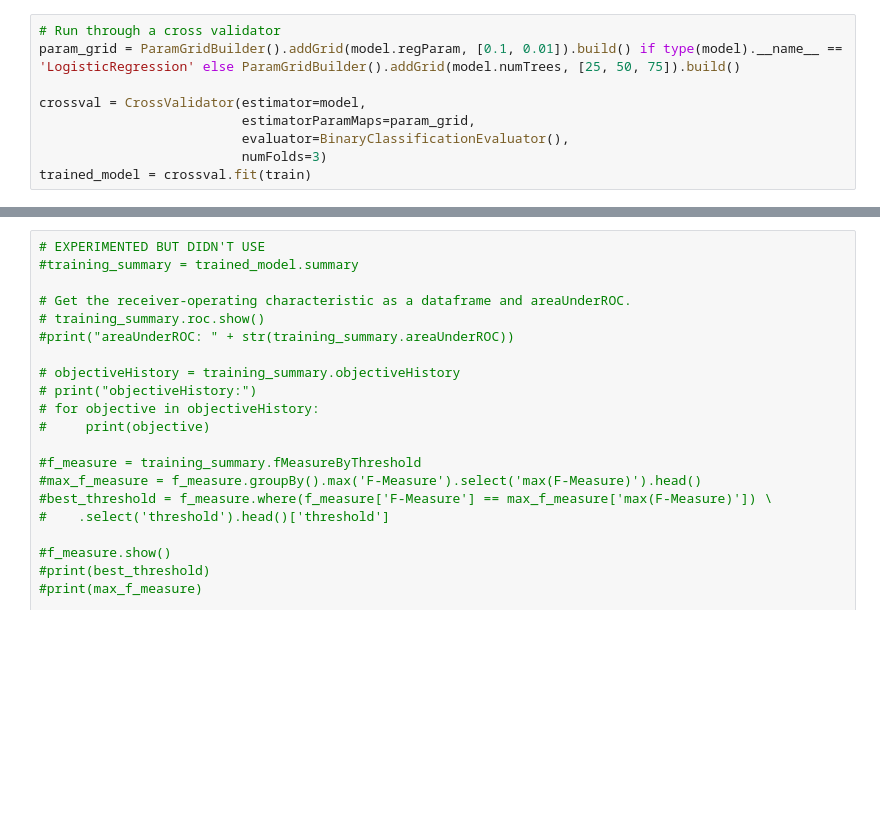
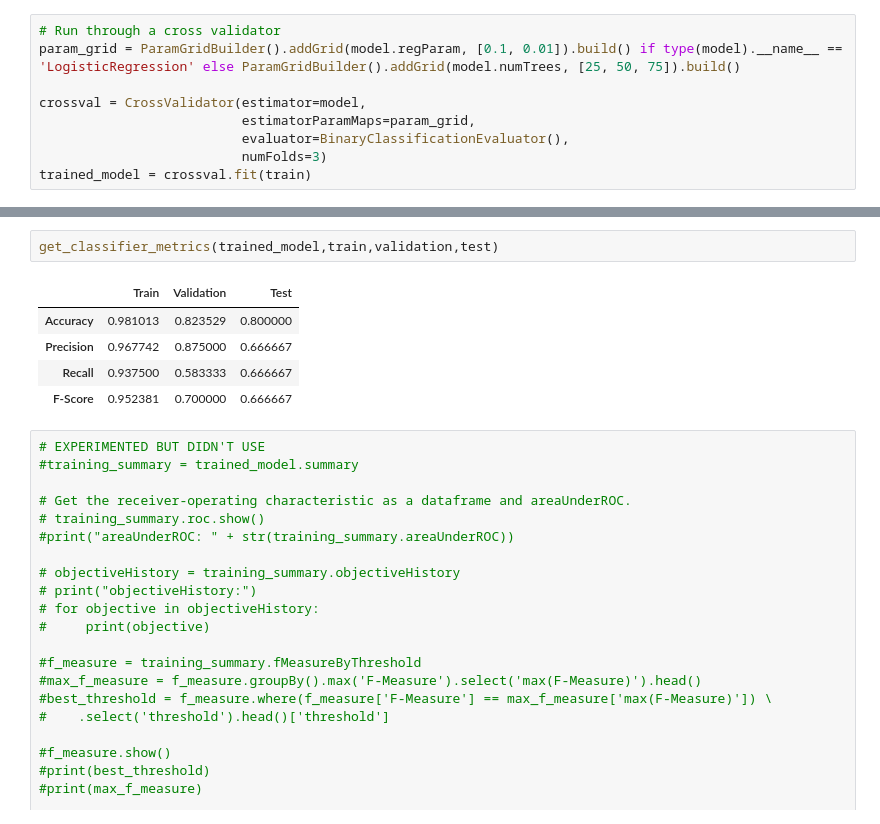
Before and after one commit to canaveensetia/udacity-customer-churn-prediction-using-spark, a Jupyter notebook: Sparkify.ipynb, the cells around one changed output, grey strips where cells are left out. Saved outputs shown, nothing was run; the diff lists cells and outputs as text; blank space fills up the shorter version.

```diff
--- a/Sparkify.ipynb
+++ b/Sparkify.ipynb
@@ -388,3 +426,11 @@ Test: Area Under PR 0.8339737774480421
+# %%
+get_classifier_metrics(trained_model,train,validation,test)
+# %% [output]
+|  | Train | Validation | Test |
+| Accuracy | 0.981013 | 0.823529 | 0.800000 |
+| Precision | 0.967742 | 0.875000 | 0.666667 |
+| Recall | 0.937500 | 0.583333 | 0.666667 |
+| F-Score | 0.952381 | 0.700000 | 0.666667 |
 # %%
 # EXPERIMENTED BUT DIDN'T USE
 #training_summary = trained_model.summary
```
Also changed, not shown: parts of 5 cells of this notebook, 4 other files.
